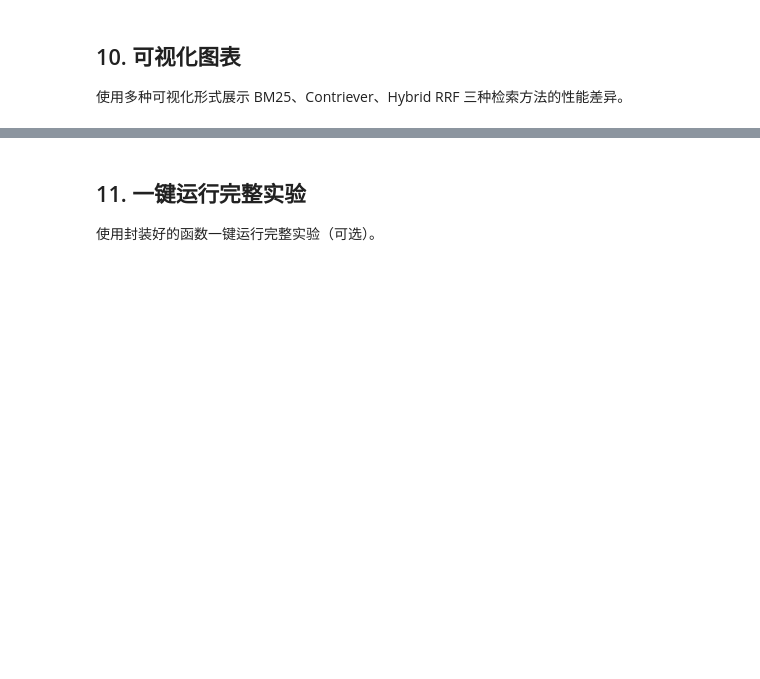
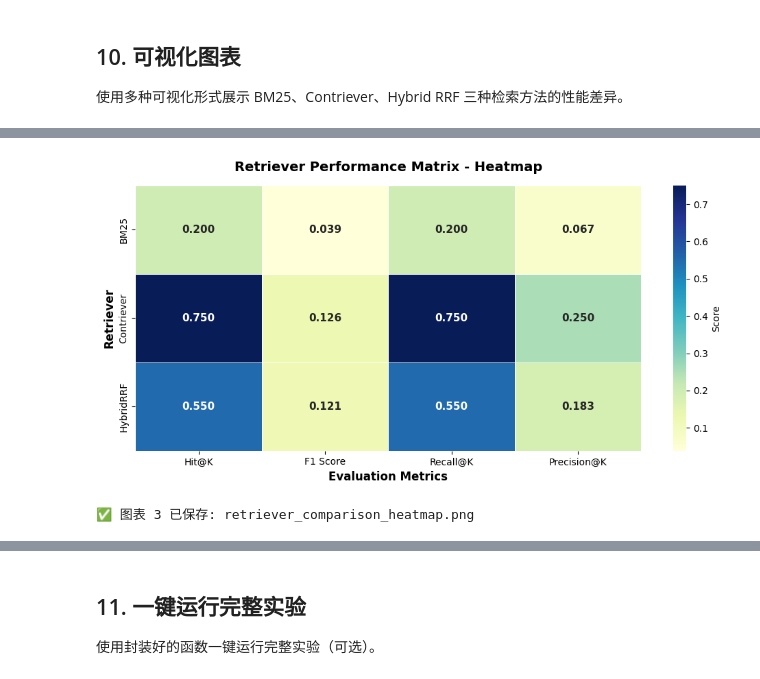
Before and after one commit to kitee0918/-nlp-rag-project, a Jupyter notebook: 2domain_retrival.ipynb, the cells around one changed output, grey strips where cells are left out. Drawn from its saved outputs; the diff is of its cells as text; code cells hidden in the pictures; blank space fills up the shorter version.

```diff
--- a/2domain_retrival.ipynb
+++ b/2domain_retrival.ipynb
@@ -432,32 +575,35 @@ print("✅ 图表 2 已保存: retriever_comparison_radar.png")
 # %%
 # ============================================
 # 图表 3: 热力图（性能矩阵）
 # ============================================
 fig3, ax3 = plt.subplots(figsize=(10, 5))
 
 # 构建数据矩阵
 heatmap_data = np.array([data[r] for r in retrievers])
 
 # 绘制热力图
 sns.heatmap(heatmap_data,
             annot=True,
             fmt='.3f',
             cmap='YlGnBu',
             xticklabels=metrics,
             yticklabels=retrievers,
             ax=ax3,
             linewidths=0.5,
-            cbar_kws={'label': '分数'},
+            cbar_kws={'label': 'Score'},
             annot_kws={'fontsize': 11, 'fontweight': 'bold'})
 
-ax3.set_title('检索器性能矩阵 - 热力图', fontsize=14, fontweight='bold', pad=15)
-ax3.set_xlabel('评估指标', fontsize=12, fontweight='bold')
-ax3.set_ylabel('检索器', fontsize=12, fontweight='bold')
+ax3.set_title('Retriever Performance Matrix - Heatmap', fontsize=14, fontweight='bold', pad=15)
+ax3.set_xlabel('Evaluation Metrics', fontsize=12, fontweight='bold')
+ax3.set_ylabel('Retriever', fontsize=12, fontweight='bold')
 
 plt.tight_layout()
 plt.savefig('retriever_comparison_heatmap.png', dpi=150, bbox_inches='tight')
 plt.show()
 print("✅ 图表 3 已保存: retriever_comparison_heatmap.png")
+# %% [output]
+[figure, added]
+✅ 图表 3 已保存: retriever_comparison_heatmap.png
 # %%
 # ============================================
 # 图表 4: 性能提升对比柱状图
```
Also changed, not shown: parts of 11 cells of this notebook.
